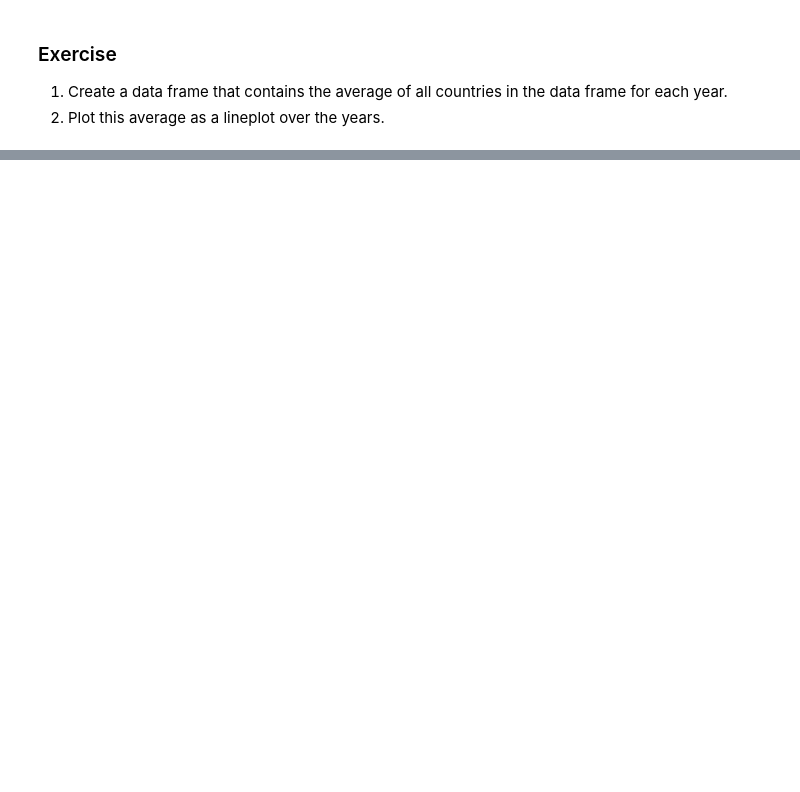
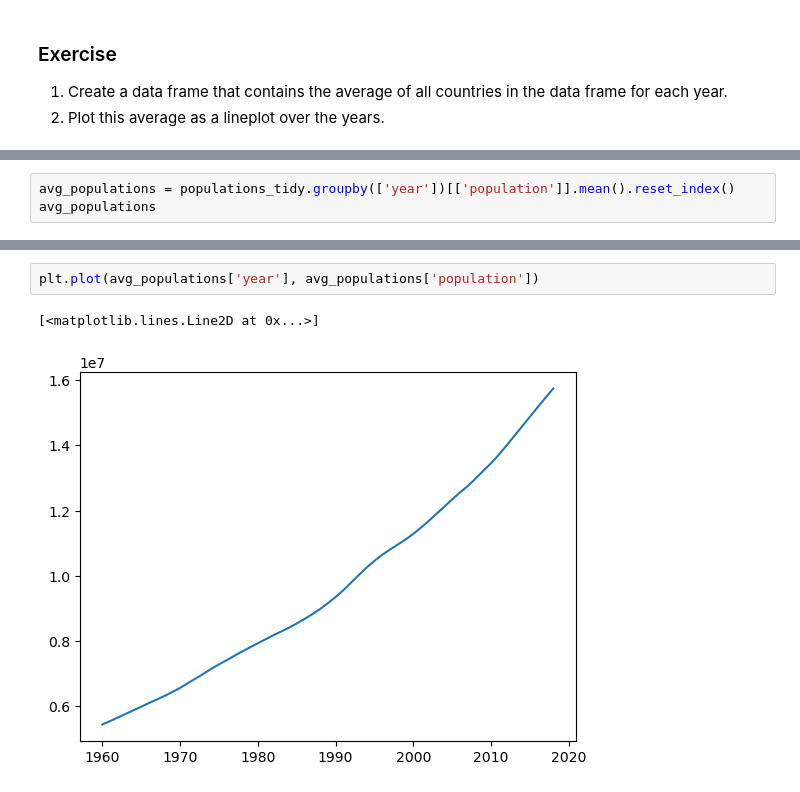
Before and after one commit to Columbia-Neuropythonistas/IntroPythonForNeuroscientists2022, a Jupyter notebook: Week06_Pandas/pfn-6.ipynb, the cells around one changed output, grey strips where cells are left out. Drawn from its saved outputs; the diff is of its cells as text; blank space fills up the shorter version.

```diff
--- a/Week06_Pandas/pfn-6.ipynb
+++ b/Week06_Pandas/pfn-6.ipynb
@@ -190,0 +580,3 @@ sns.relplot(
+# %%
+avg_populations = populations_tidy.groupby(['year'])[['population']].mean().reset_index()
+avg_populations
@@ -190,0 +601,5 @@ sns.relplot(
+# %%
+plt.plot(avg_populations['year'], avg_populations['population'])
+# %% [output]
+[<matplotlib.lines.Line2D at 0x...>]
+[figure, added]
```
Also changed, not shown: parts of 72 cells of this notebook, 1 other file.
